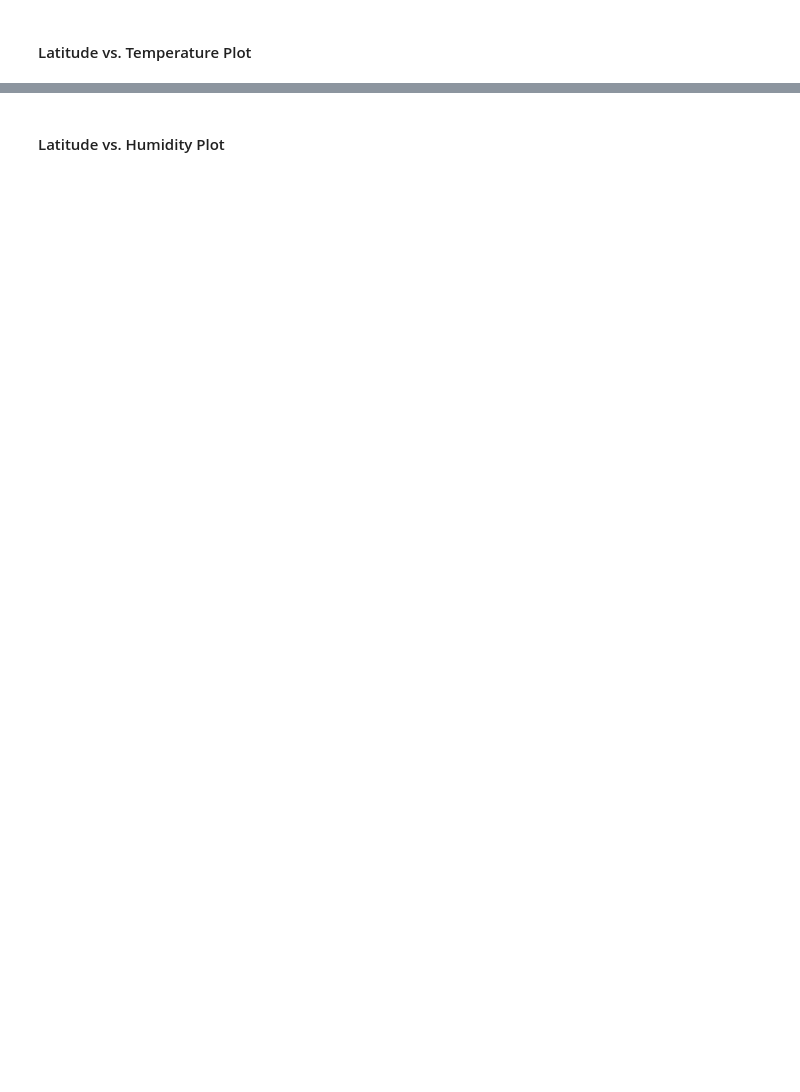
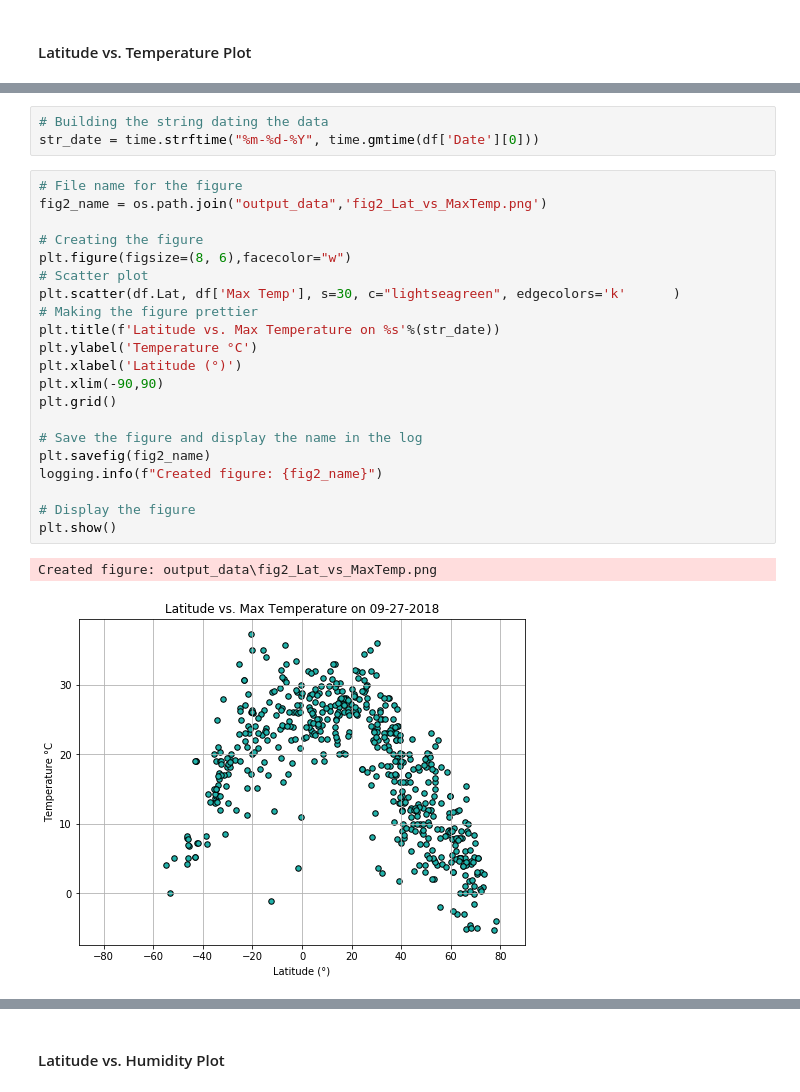
Before and after one commit to marieo31/pythonAPI_challenge, a Jupyter notebook: WeatherPy.ipynb, the cells around one changed output, grey strips where cells are left out. Cells and saved outputs as stored; diff of their text form; blank space fills up the shorter version.

```diff
--- a/WeatherPy.ipynb
+++ b/WeatherPy.ipynb
@@ -222,0 +231,27 @@ dtype: int64
+# %%
+# Building the string dating the data
+str_date = time.strftime("%m-%d-%Y", time.gmtime(df['Date'][0]))
+# %%
+# File name for the figure
+fig2_name = os.path.join("output_data",'fig2_Lat_vs_MaxTemp.png')
+
+# Creating the figure
+plt.figure(figsize=(8, 6),facecolor="w")
+# Scatter plot
+plt.scatter(df.Lat, df['Max Temp'], s=30, c="lightseagreen", edgecolors='k'      )
+# Making the figure prettier
+plt.title(f'Latitude vs. Max Temperature on %s'%(str_date))
+plt.ylabel('Temperature °C')
+plt.xlabel('Latitude (°)')
+plt.xlim(-90,90)
+plt.grid()
+
+# Save the figure and display the name in the log
+plt.savefig(fig2_name)
+logging.info(f"Created figure: {fig2_name}")
+
+# Display the figure
+plt.show()
+# %% [output]
+Created figure: output_data\fig2_Lat_vs_MaxTemp.png
+[figure, added]
```
Also changed, not shown: parts of 28 cells of this notebook, 7 other files.
